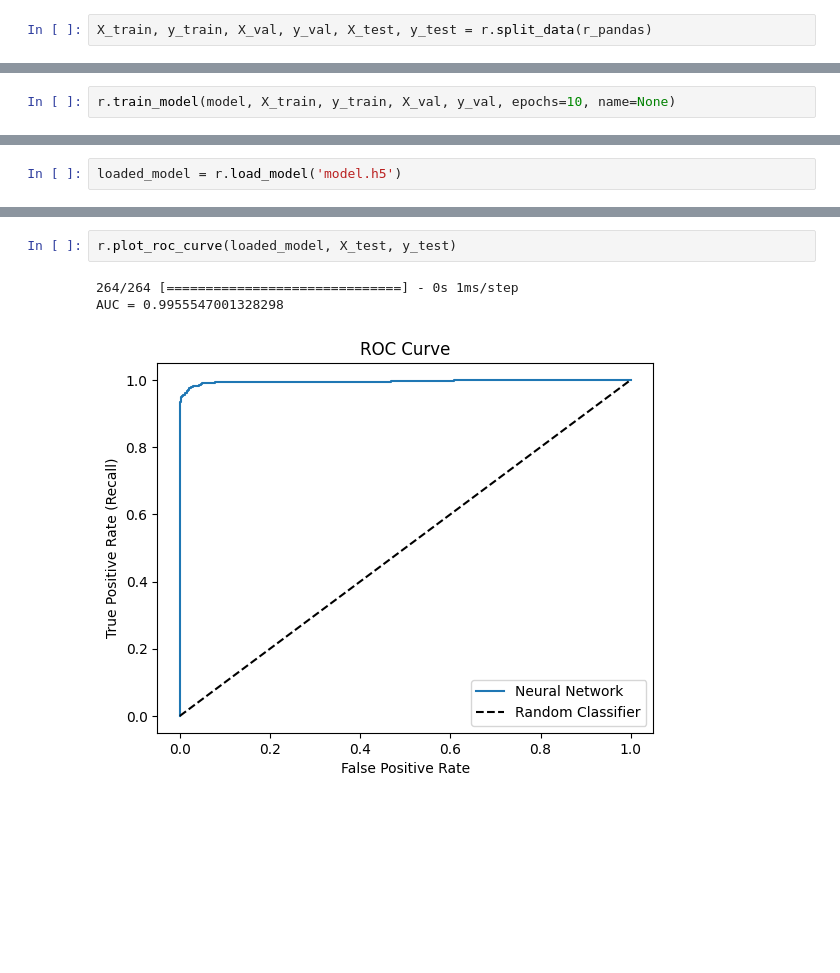
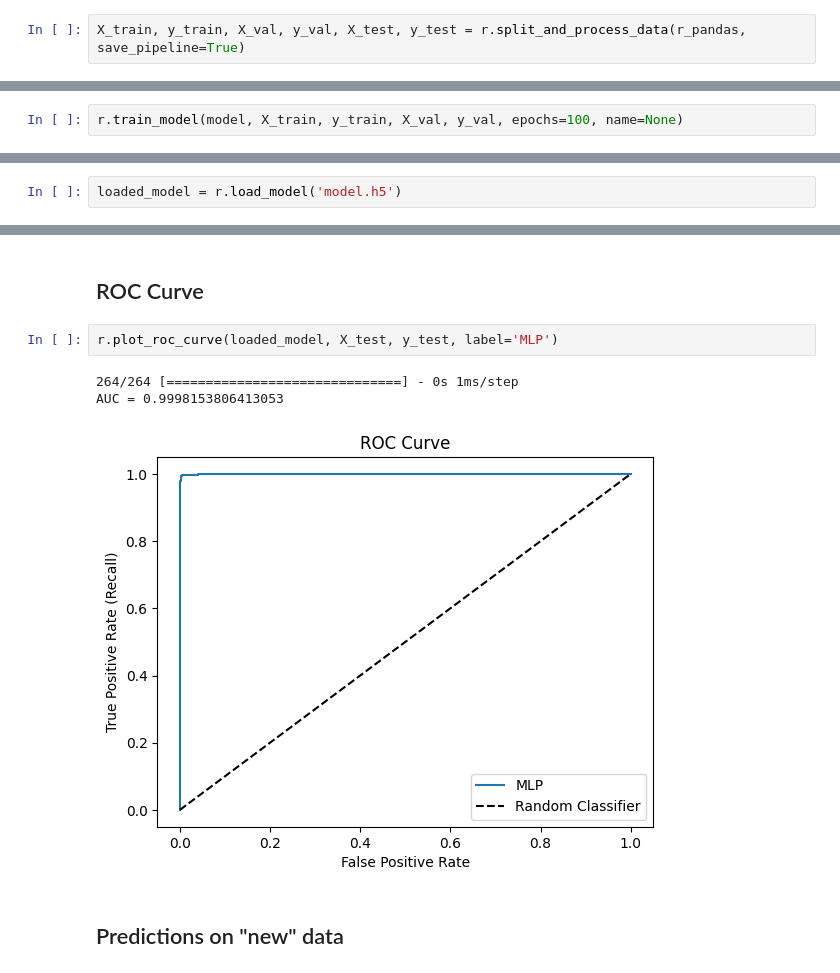
Before and after one commit to rafaelsqueiroz/big_data_analytics_extension_course, a Jupyter notebook: reboiler_binary_classifier.ipynb, the cells around one changed output, grey strips where cells are left out. Cells and saved outputs as stored; diff of their text form; blank space fills up the shorter version.

```diff
--- a/reboiler_binary_classifier.ipynb
+++ b/reboiler_binary_classifier.ipynb
@@ -213,5 +231,5 @@ r_pandas.shape
 # %%
-X_train, y_train, X_val, y_val, X_test, y_test = r.split_data(r_pandas)
+X_train, y_train, X_val, y_val, X_test, y_test = r.split_and_process_data(r_pandas, save_pipeline=True)
 # %%
 print('X_train', X_train.shape)
 print('y_train', y_train.shape)
@@ -261,3 +279,3 @@ _________________________________________________________________
 # %%
-r.train_model(model, X_train, y_train, X_val, y_val, epochs=10, name=None)
+r.train_model(model, X_train, y_train, X_val, y_val, epochs=100, name=None)
 # %% [output]
@@ -301,6 +330,10 @@ Accuracy on test set: 0.9772565742714996
+# %% [markdown]
+## ROC Curve
 # %%
-r.plot_roc_curve(loaded_model, X_test, y_test)
+r.plot_roc_curve(loaded_model, X_test, y_test, label='MLP')
 # %% [output]
 264/264 [==============================] - 0s 1ms/step
-AUC = 0.9955547001328298
+AUC = 0.9998153806413053
-[figure, old version]
+[figure, new version]
+# %% [markdown]
+## Predictions on "new" data
```
Also changed, not shown: parts of 22 cells of this notebook.
